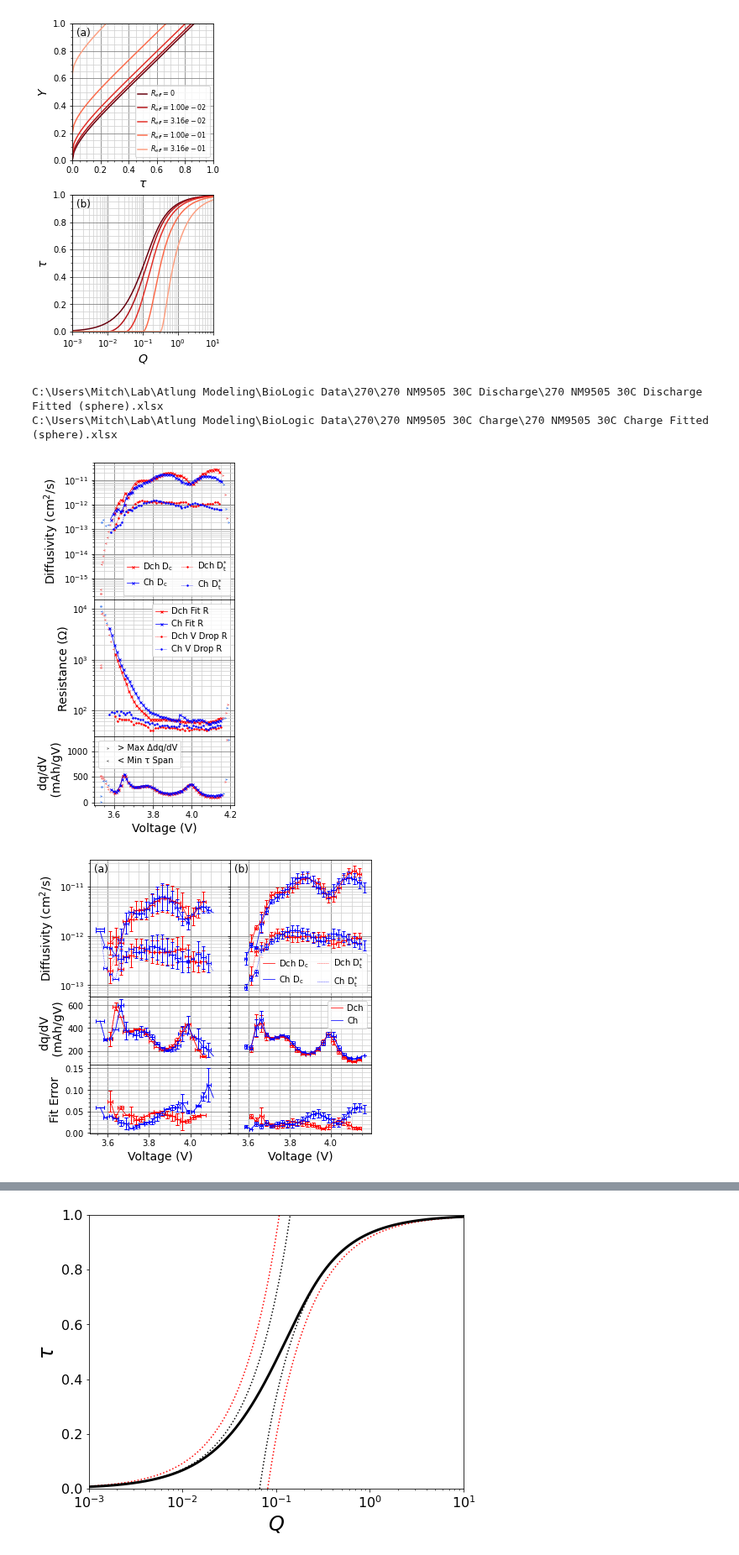
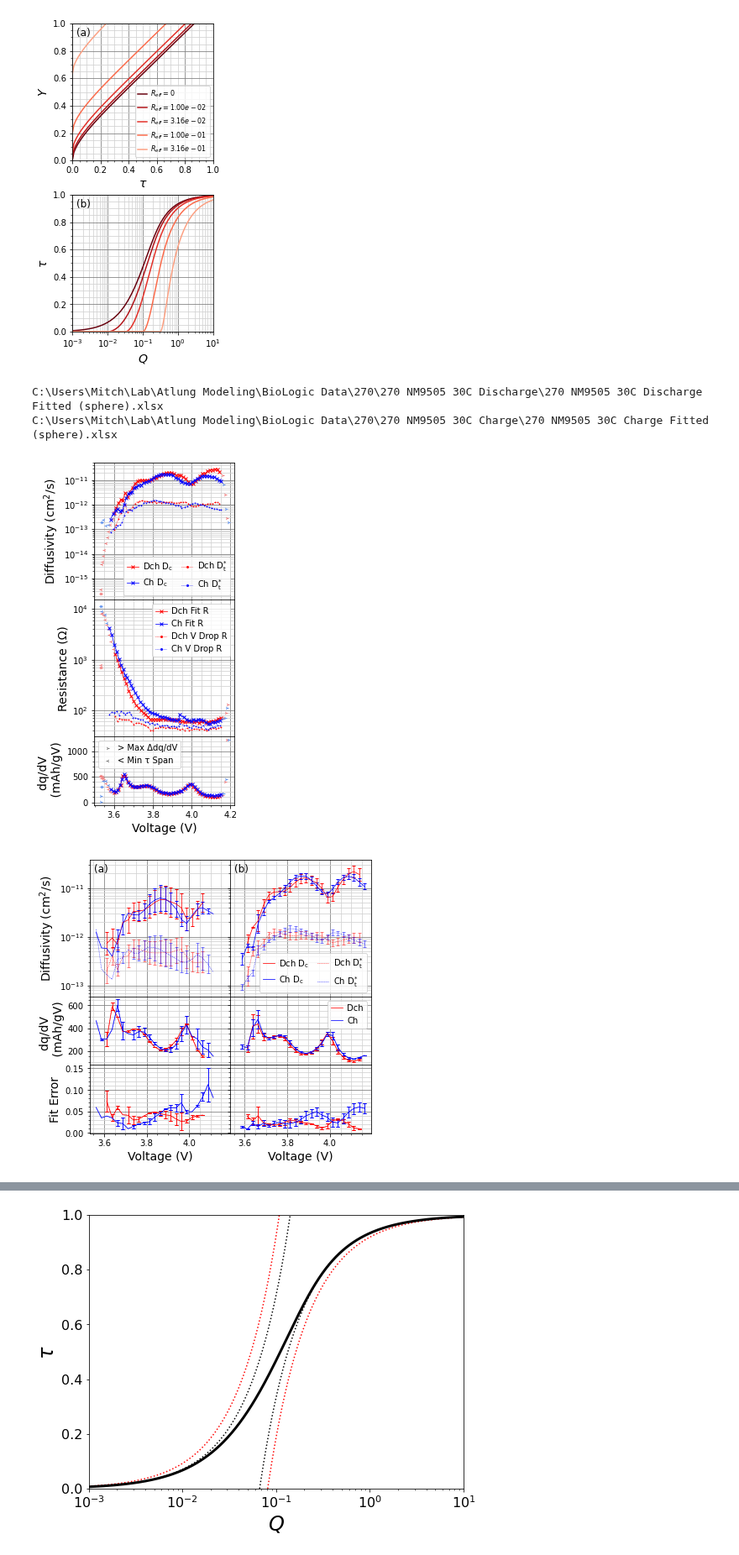
Before and after one commit to mmemcormier/amid, a Jupyter notebook: test_IRfit.ipynb, the cells around one changed output, grey strips where cells are left out. Shown at 84% size. Drawn from its saved outputs; the diff is of its cells as text; code cells hidden in the pictures.

```diff
--- a/test_IRfit.ipynb
+++ b/test_IRfit.ipynb
@@ -492,9 +492,9 @@ for cell in cells:
 
                     # Plot individual cells with outliers removed
                     axs[0].semilogy(dfnew[keep]['Voltage (V)'], dfnew[keep]['Dc (cm^2/s)'], markerA)
-                    axs[0].semilogy(dfnew[keep]['Voltage (V)'], dfnew[keep]['Dt* (cm^2/s)'], markerB)
+                    axs[0].semilogy(dfnew[keep]['Voltage (V)'], dfnew[keep]['Dt* (cm^2/s)'], markerB, markersize = 1.5)
                     axs[1].semilogy(dfnew[keep]['Initial Voltage (V)'], dfnew[keep]['Rfit (Ohm)'], markerA)
-                    axs[1].semilogy(dfnew[keep]['Initial Voltage (V)'], dfnew[keep]['Rdrop (Ohm)'], markerB)
+                    axs[1].semilogy(dfnew[keep]['Initial Voltage (V)'], dfnew[keep]['Rdrop (Ohm)'], markerB, markersize = 1.5)
                     axs[2].plot(dfnew[keep]['Voltage (V)'], dfnew[keep]['dq/dV (mAh/gV)'], markerA)
 
                     # Plot individual cell outliers (dqdv)
@@ -504,14 +504,12 @@ for cell in cells:
                     #axs[1].semilogy(dfnew[baddqdv]['Initial Voltage (V)'], dfnew[baddqdv]['Rdrop (Ohm)'], marker = '4', color = color, linestyle = 'None')
                     axs[2].plot(dfnew[baddqdv]['Voltage (V)'], dfnew[baddqdv]['dq/dV (mAh/gV)'], marker = '4', color = color, linestyle = 'None')
 
-
                     # Plot individual cell outliers (capspan)
                     axs[0].semilogy(dfnew[badcapspan]['Voltage (V)'], dfnew[badcapspan]['Dc (cm^2/s)'], marker = '3', color = color, linestyle = 'None')
                     #axs[0].semilogy(dfnew[badcapspan]['Voltage (V)'], dfnew[badcapspan]['Dt* (cm^2/s)'], marker = '3', color = color, linestyle = 'None')
                     axs[1].semilogy(dfnew[badcapspan]['Initial Voltage (V)'], dfnew[badcapspan]['Rfit (Ohm)'], marker = '3', color = color, linestyle = 'None')
                     #axs[1].semilogy(dfnew[badcapspan]['Initial Voltage (V)'], dfnew[badcapspan]['Rdrop (Ohm)'], marker = '3', color = color, linestyle = 'None')
                     axs[2].plot(dfnew[badcapspan]['Voltage (V)'], dfnew[badcapspan]['dq/dV (mAh/gV)'], marker = '3', color = color, linestyle = 'None')
-
 
 axs[0].set_ylabel('Diffusivity (cm$\mathregular{^{2}}$/s)')
 axs[1].set_ylabel('Resistance (Ω)')
@@ -550,9 +548,9 @@ plt.savefig('fig5.png', bbox_inches = 'tight')
 # %% [output]
 C:\Users\Mitch\Lab\Atlung Modeling\BioLogic Data\270\270 NM9505 30C Discharge\270 NM9505 30C Discharge Fitted (sphere).xlsx
 C:\Users\Mitch\Lab\Atlung Modeling\BioLogic Data\270\270 NM9505 30C Charge\270 NM9505 30C Charge Fitted (sphere).xlsx
-[figure, old version]
+[figure, new version]
 # %%
-#Figure 6
+# Figure 6
 path = 'C:/Users/Mitch/Lab/Atlung Modeling/BioLogic Data'
 mats = ['NM9505 30C Old', 'NM9505 30C']
 binfiles = ['NM9505 30C Old (215, 217).xlsx', 'NM9505 30C (266, 269, 270).xlsx']
@@ -578,49 +576,49 @@ axs[1, 1].legend(frameon = True)
 for i in range(len(dfD)):
     yerrDDc = [dfD[i]['Dc (cm^2/s)']*(1 - 1/dfD[i]['Dc geoSTD']), dfD[i]['Dc (cm^2/s)']*(dfD[i]['Dc geoSTD'] - 1)]
     yerrDDt = [dfD[i]['Dt* (cm^2/s)']*(1 - 1/dfD[i]['Dt* geoSTD']), dfD[i]['Dt* (cm^2/s)']*(dfD[i]['Dt* geoSTD'] - 1)]
-    axs[0, i].errorbar(dfD[i]['Voltage (V)'], dfD[i]['Dc (cm^2/s)'], xerr = dfD[i]['Voltage STD'], yerr = yerrDDc, fmt = 'r-', elinewidth = 1)
-    axs[0, i].errorbar(dfD[i]['Voltage (V)'], dfD[i]['Dt* (cm^2/s)'], xerr = dfD[i]['Voltage STD'], yerr = yerrDDt, fmt = 'r:', elinewidth = 1)
+    axs[0, i].errorbar(dfD[i]['Voltage (V)'], dfD[i]['Dc (cm^2/s)'], yerr = yerrDDc, fmt = 'r-')
+    axs[0, i].errorbar(dfD[i]['Voltage (V)'], dfD[i]['Dt* (cm^2/s)'], yerr = yerrDDt, fmt = 'r:', elinewidth = 0.5, markeredgewidth = 0.5)
 
     yerrCDc = [dfC[i]['Dc (cm^2/s)']*(1 - 1/dfC[i]['Dc geoSTD']), dfC[i]['Dc (cm^2/s)']*(dfC[i]['Dc geoSTD'] - 1)]
     yerrCDt = [dfC[i]['Dt* (cm^2/s)']*(1 - 1/dfC[i]['Dt* geoSTD']), dfC[i]['Dt* (cm^2/s)']*(dfC[i]['Dt* geoSTD'] - 1)]
-    axs[0, i].errorbar(dfC[i]['Voltage (V)'], dfC[i]['Dc (cm^2/s)'], xerr = dfC[i]['Voltage STD'], yerr = yerrCDc, fmt = 'b-', elinewidth = 1)
-    axs[0, i].errorbar(dfC[i]['Voltage (V)'], dfC[i]['Dt* (cm^2/s)'], xerr = dfC[i]['Voltage STD'], yerr = yerrCDt, fmt = 'b:', elinewidth = 1)
+    axs[0, i].errorbar(dfC[i]['Voltage (V)'], dfC[i]['Dc (cm^2/s)'], yerr = yerrCDc, fmt = 'b-')
+    axs[0, i].errorbar(dfC[i]['Voltage (V)'], dfC[i]['Dt* (cm^2/s)'], yerr = yerrCDt, fmt = 'b:', elinewidth = 0.5, markeredgewidth = 0.5)
 
-    axs[1, i].errorbar(dfD[i]['Voltage (V)'], dfD[i]['dq/dV (mAh/gV)'], xerr = dfD[i]['Voltage STD'], yerr = dfD[i]['dq/dV STD'], fmt = 'r-', elinewidth = 1)
-    axs[1, i].errorbar(dfD[i]['Voltage (V)'], dfD[i]['dq/dV (mAh/gV)'], xerr = dfD[i]['Voltage STD'], yerr = dfD[i]['dq/dV STD'], fmt = 'r:', elinewidth = 1)
+    axs[1, i].errorbar(dfD[i]['Voltage (V)'], dfD[i]['dq/dV (mAh/gV)'], yerr = dfD[i]['dq/dV STD'], fmt = 'r-')
+    axs[1, i].errorbar(dfD[i]['Voltage (V)'], dfD[i]['dq/dV (mAh/gV)'], yerr = dfD[i]['dq/dV STD'], fmt = 'r:')
 
-    axs[1, i].errorbar(dfC[i]['Voltage (V)'], dfC[i]['dq/dV (mAh/gV)'], xerr = dfC[i]['Voltage STD'], yerr = dfC[i]['dq/dV STD'], fmt = 'b-', elinewidth = 1)
-    axs[1, i].errorbar(dfC[i]['Voltage (V)'], dfC[i]['dq/dV (mAh/gV)'], xerr = dfC[i]['Voltage STD'], yerr = dfC[i]['dq/dV STD'], fmt = 'b:', elinewidth = 1)
+    axs[1, i].errorbar(dfC[i]['Voltage (V)'], dfC[i]['dq/dV (mAh/gV)'], yerr = dfC[i]['dq/dV STD'], fmt = 'b-')
+    axs[1, i].errorbar(dfC[i]['Voltage (V)'], dfC[i]['dq/dV (mAh/gV)'], yerr = dfC[i]['dq/dV STD'], fmt = 'b:')
 
-    axs[2, i].errorbar(dfD[i]['Voltage (V)'], dfD[i]['Fit Error'], xerr = dfD[i]['Voltage STD'], yerr = dfD[i]['Fit Error STD'], fmt = 'r-', elinewidth = 1)
-    axs[2, i].errorbar(dfD[i]['Voltage (V)'], dfD[i]['Fit Error'], xerr = dfD[i]['Voltage STD'], yerr = dfD[i]['Fit Error STD'], fmt = 'r:', elinewidth = 1)
+    axs[2, i].errorbar(dfD[i]['Voltage (V)'], dfD[i]['Fit Error'], yerr = dfD[i]['Fit Error STD'], fmt = 'r-')
+    axs[2, i].errorbar(dfD[i]['Voltage (V)'], dfD[i]['Fit Error'], yerr = dfD[i]['Fit Error STD'], fmt = 'r:')
 
-    axs[2, i].errorbar(dfC[i]['Voltage (V)'], dfC[i]['Fit Error'], xerr = dfC[i]['Voltage STD'], yerr = dfC[i]['Fit Error STD'], fmt = 'b-', elinewidth = 1)
-    axs[2, i].errorbar(dfC[i]['Voltage (V)'], dfC[i]['Fit Error'], xerr = dfC[i]['Voltage STD'], yerr = dfC[i]['Fit Error STD'], fmt = 'b:', elinewidth = 1)
+    axs[2, i].errorbar(dfC[i]['Voltage (V)'], dfC[i]['Fit Error'], yerr = dfC[i]['Fit Error STD'], fmt = 'b-')
+    axs[2, i].errorbar(dfC[i]['Voltage (V)'], dfC[i]['Fit Error'], yerr = dfC[i]['Fit Error STD'], fmt = 'b:')
 
 axs[0, 0].set_ylabel('Diffusivity (cm$\mathregular{^{2}}$/s)')
 axs[2, 0].set_xlabel('Voltage (V)')
 axs[1, 0].set_ylabel('dq/dV \n (mAh/gV)')
 axs[2, 0].set_ylabel('Fit Error')
 axs[2, 1].set_xlabel('Voltage (V)')
 
 axs[0, 0].xaxis.set_minor_locator(ticker.AutoMinorLocator())
 axs[0, 0].yaxis.set_minor_locator(ticker.LogLocator(subs = np.arange(1.0, 10.0) * 0.1, numticks = 10))
 axs[0, 0].yaxis.set_major_locator(ticker.LogLocator(numticks = 10))
 axs[0, 1].xaxis.set_minor_locator(ticker.AutoMinorLocator())
 axs[1, 0].yaxis.set_minor_locator(ticker.AutoMinorLocator())
 axs[2, 0].yaxis.set_minor_locator(ticker.AutoMinorLocator())
 
 axs[0, 0].grid(which = 'minor', color = 'lightgrey')
 axs[1, 0].grid(which = 'minor', color = 'lightgrey')
 axs[2, 0].grid(which = 'minor', color = 'lightgrey')
 axs[0, 1].grid(which = 'minor', color = 'lightgrey')
 axs[1, 1].grid(which = 'minor', color = 'lightgrey')
 axs[2, 1].grid(which = 'minor', color = 'lightgrey')
 
 axs[0, 0].annotate(title[0], xy = (0.03, 0.97), xycoords = 'axes fraction', horizontalalignment='left', verticalalignment='top', fontsize = 12)
 axs[0, 1].annotate(title[1], xy = (0.03, 0.97), xycoords = 'axes fraction', horizontalalignment='left', verticalalignment='top', fontsize = 12)
 
 plt.savefig('fig6.png', bbox_inches = 'tight')
 # %% [output]
-[figure, old version]
+[figure, new version]
```
Also changed, not shown: parts of 2 cells of this notebook, 5 other files.
